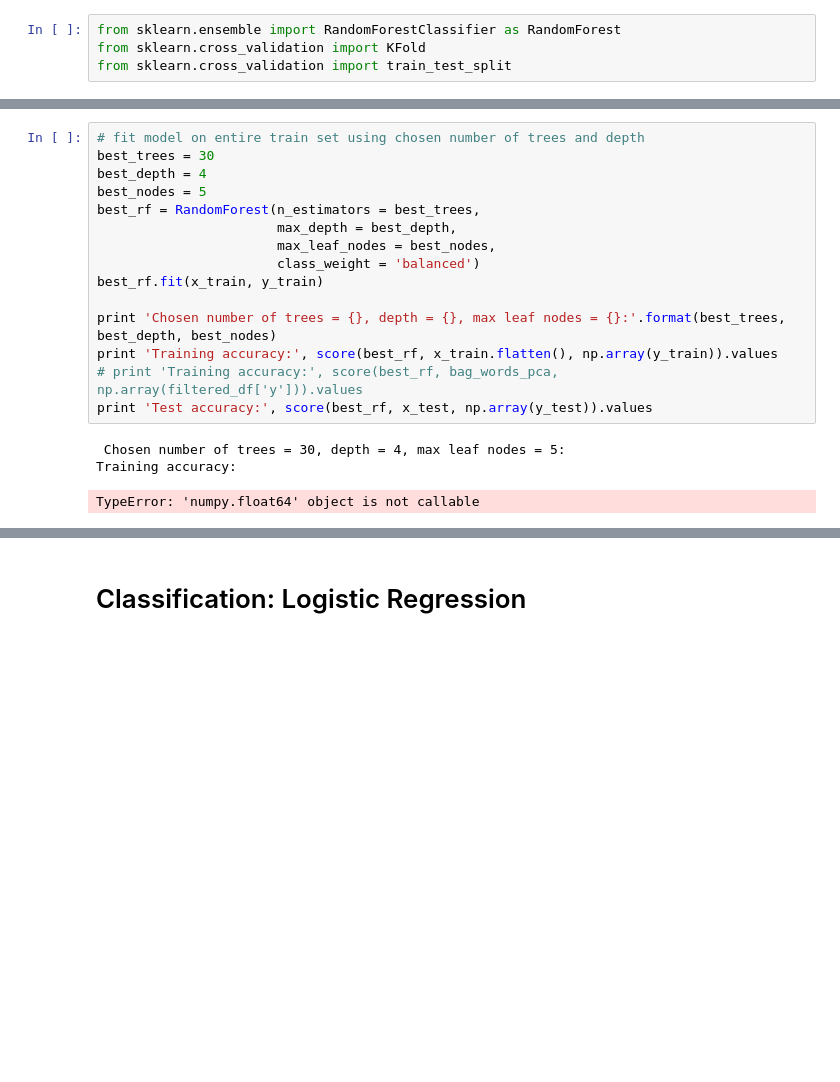
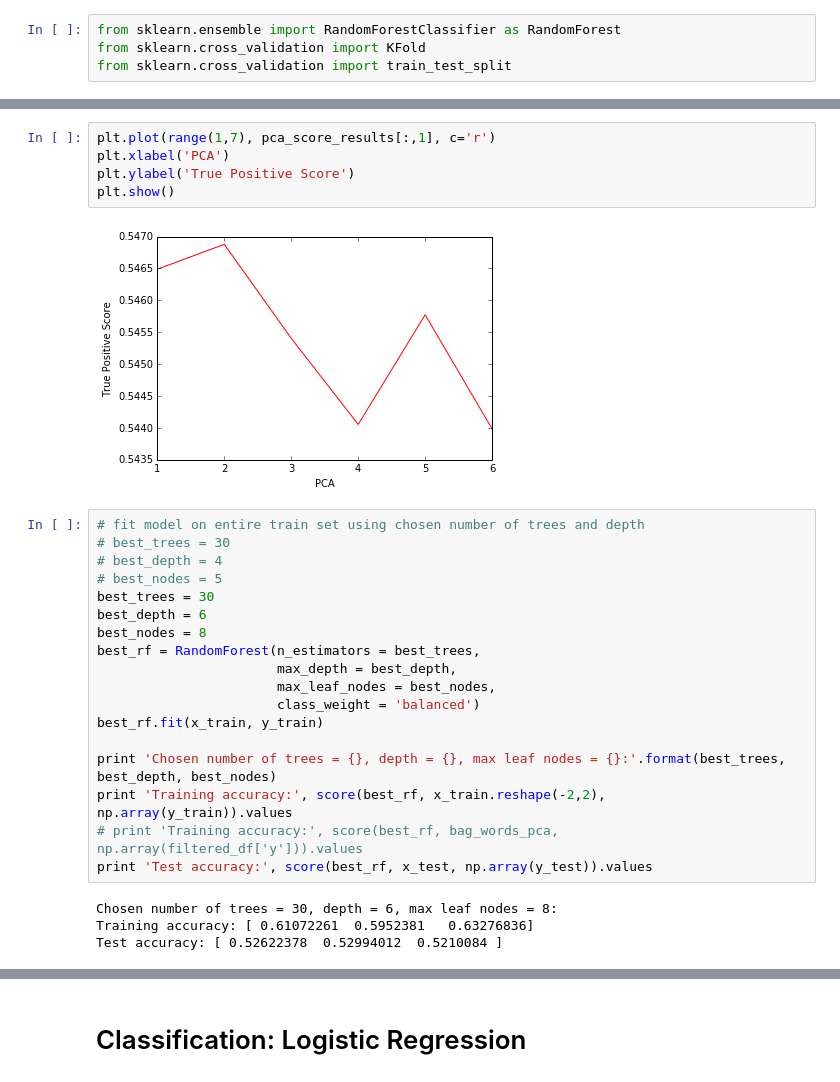
Before and after one commit to alexanderplin/CS109-Final-Project, a Jupyter notebook: Data-Exploration-AJ.ipynb, the cells around one changed output, grey strips where cells are left out. Drawn from its saved outputs; the diff is of its cells as text; blank space fills up the shorter version.

```diff
--- a/Data-Exploration-AJ.ipynb
+++ b/Data-Exploration-AJ.ipynb
@@ -1058,8 +1185,18 @@ Trees: 90 Depth: 9 Leaf nodes: 9 Score: [ 0.53045418  0.586079    0.45635532]
+# %%
+plt.plot(range(1,7), pca_score_results[:,1], c='r')
+plt.xlabel('PCA')
+plt.ylabel('True Positive Score')
+plt.show()
+# %% [output]
+[figure, added]
 # %%
 # fit model on entire train set using chosen number of trees and depth
+# best_trees = 30
+# best_depth = 4
+# best_nodes = 5
 best_trees = 30
-best_depth = 4
-best_nodes = 5
+best_depth = 6
+best_nodes = 8
 best_rf = RandomForest(n_estimators = best_trees,
                        max_depth = best_depth,
                        max_leaf_nodes = best_nodes,
@@ -1067,10 +1204,10 @@ best_rf = RandomForest(n_estimators = best_trees,
 best_rf.fit(x_train, y_train)
 
 print 'Chosen number of trees = {}, depth = {}, max leaf nodes = {}:'.format(best_trees, best_depth, best_nodes)
-print 'Training accuracy:', score(best_rf, x_train.flatten(), np.array(y_train)).values
+print 'Training accuracy:', score(best_rf, x_train.reshape(-2,2), np.array(y_train)).values
 # print 'Training accuracy:', score(best_rf, bag_words_pca, np.array(filtered_df['y'])).values
 print 'Test accuracy:', score(best_rf, x_test, np.array(y_test)).values
 # %% [output]
- Chosen number of trees = 30, depth = 4, max leaf nodes = 5:
-Training accuracy:
+Chosen number of trees = 30, depth = 6, max leaf nodes = 8:
+Training accuracy: [ 0.61072261  0.5952381   0.63276836]
+Test accuracy: [ 0.52622378  0.52994012  0.5210084 ]
-TypeError: 'numpy.float64' object is not callable
```
Also changed, not shown: parts of 29 cells of this notebook, 2 other files.
